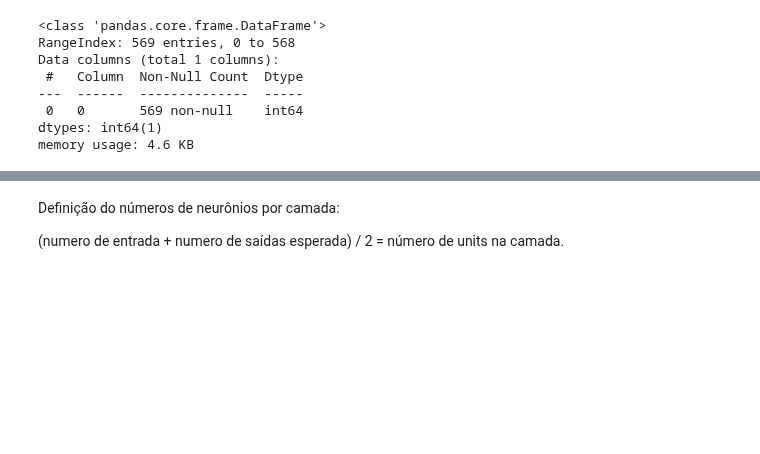
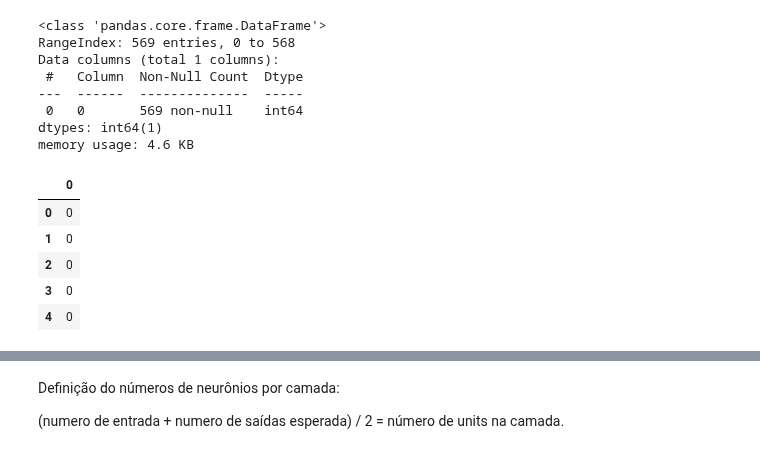
Before and after one commit to itimes-digital/deep-learning-estudo, a Jupyter notebook: classificacao_binaria_simples_breast_cancer.ipynb, the cells around one changed output, grey strips where cells are left out. Saved outputs shown, nothing was run; the diff lists cells and outputs as text; code cells hidden in the pictures; blank space fills up the shorter version.

```diff
--- a/classificacao_binaria_simples_breast_cancer.ipynb
+++ b/classificacao_binaria_simples_breast_cancer.ipynb
@@ -45,6 +45,15 @@ Data columns (total 1 columns):
  0   0       569 non-null    int64
 dtypes: int64(1)
 memory usage: 4.6 KB
+# %%
+classe.head()
+# %% [output]
+|  | 0 |
+| 0 | 0 |
+| 1 | 0 |
+| 2 | 0 |
+| 3 | 0 |
+| 4 | 0 |
 # %%
 from sklearn.model_selection import train_test_split
 
```
Also changed, not shown: parts of 11 cells of this notebook.
